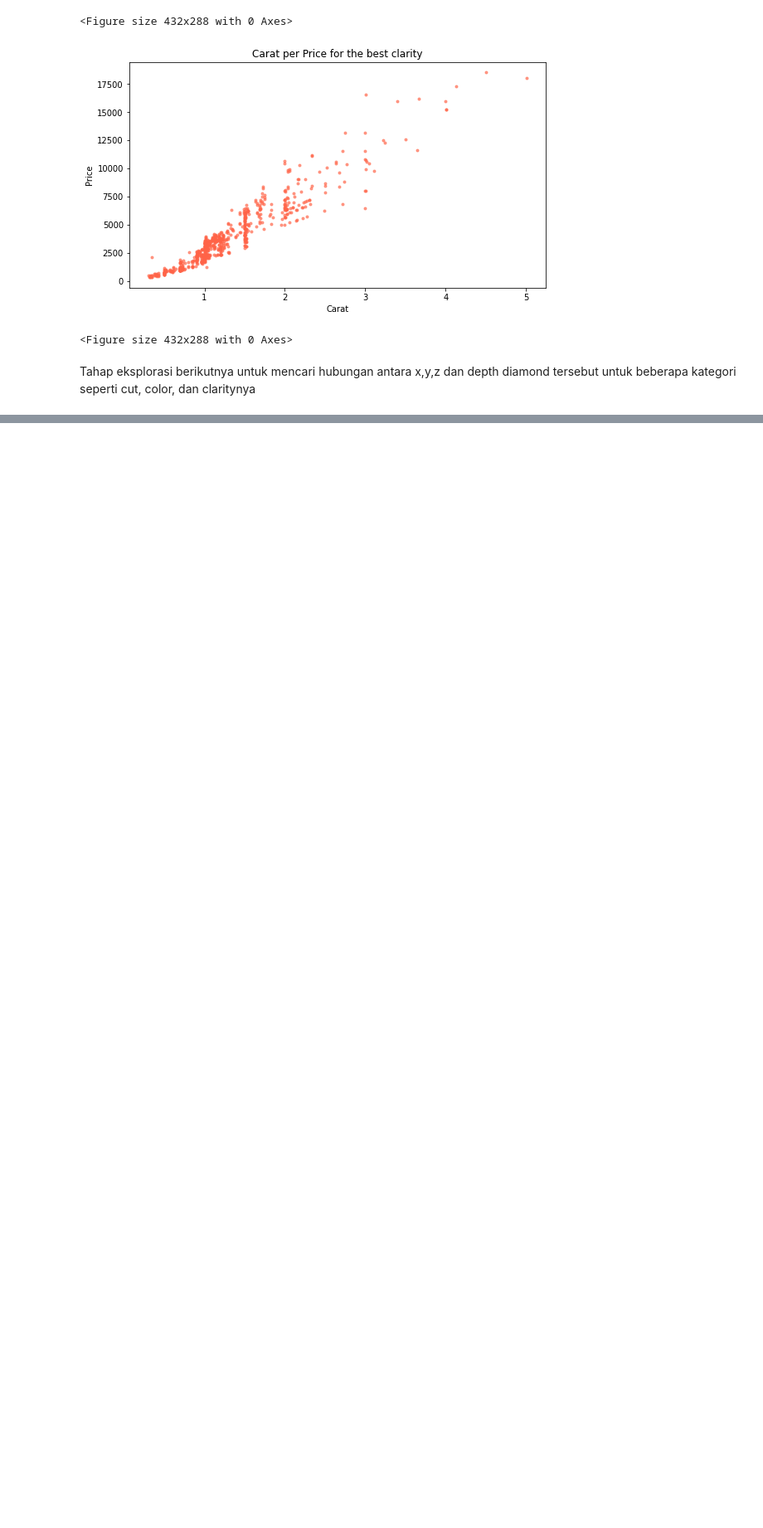
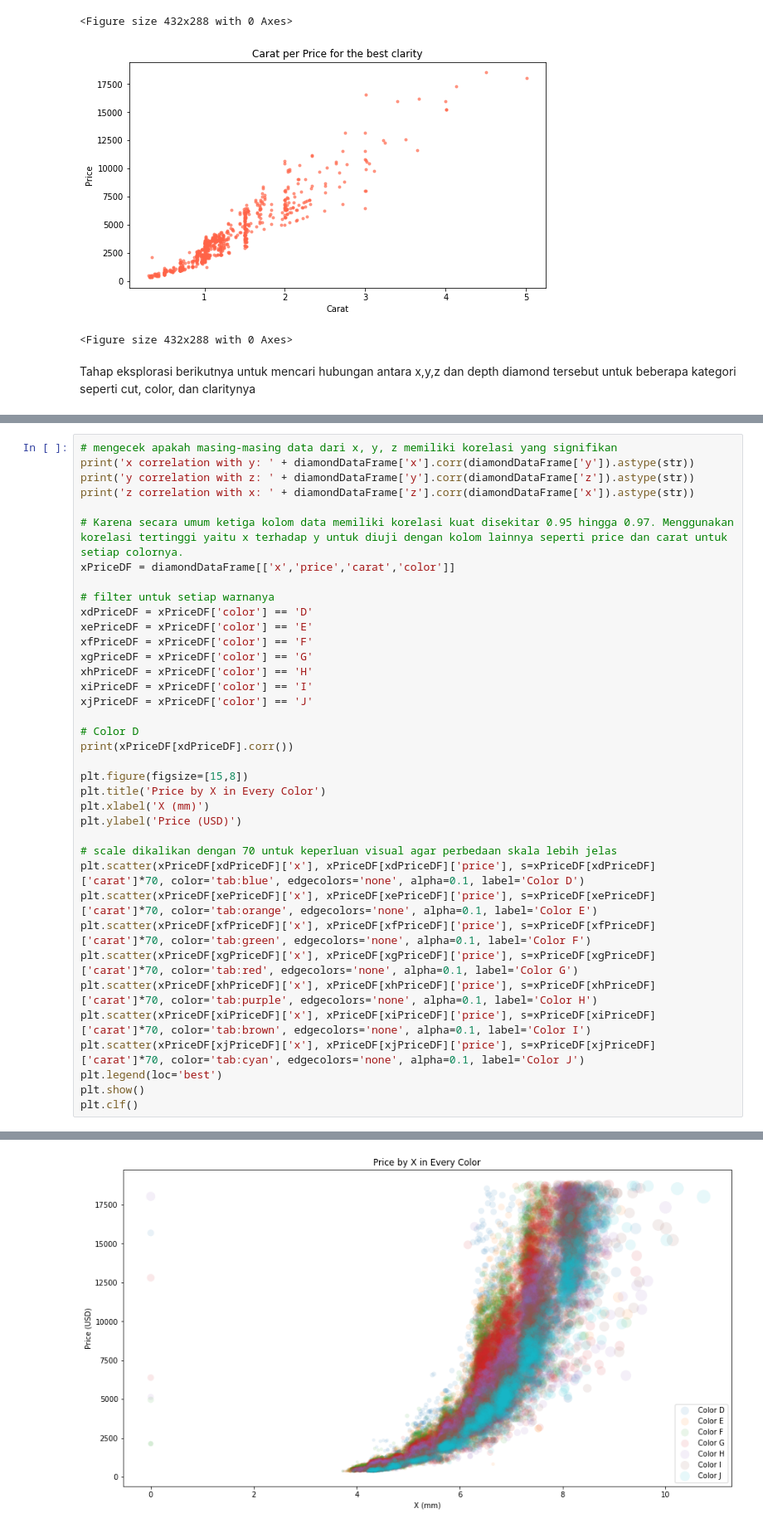
Before and after one commit to michaelmanurung/Numerical-Method-Project, a Jupyter notebook: Diamond_data_exploration.ipynb, the cells around one changed output, grey strips where cells are left out. Shown: that part at 83% size. Cells and saved outputs as stored; diff of their text form; blank space fills up the shorter version.

```diff
--- a/Diamond_data_exploration.ipynb
+++ b/Diamond_data_exploration.ipynb
@@ -255,0 +412,38 @@ plt.clf()
+# %%
+# mengecek apakah masing-masing data dari x, y, z memiliki korelasi yang signifikan
+print('x correlation with y: ' + diamondDataFrame['x'].corr(diamondDataFrame['y']).astype(str))
+print('y correlation with z: ' + diamondDataFrame['y'].corr(diamondDataFrame['z']).astype(str))
+print('z correlation with x: ' + diamondDataFrame['z'].corr(diamondDataFrame['x']).astype(str))
+
+# Karena secara umum ketiga kolom data memiliki korelasi kuat disekitar 0.95 hingga 0.97. Menggunakan korelasi tertinggi yaitu x terhadap y untuk diuji dengan kolom lainnya seperti price dan carat untuk setiap colornya.
+xPriceDF = diamondDataFrame[['x','price','carat','color']]
+
+# filter untuk setiap warnanya
+xdPriceDF = xPriceDF['color'] == 'D'
+xePriceDF = xPriceDF['color'] == 'E'
+xfPriceDF = xPriceDF['color'] == 'F'
+xgPriceDF = xPriceDF['color'] == 'G'
+xhPriceDF = xPriceDF['color'] == 'H'
+xiPriceDF = xPriceDF['color'] == 'I'
+xjPriceDF = xPriceDF['color'] == 'J'
+
+# Color D
+print(xPriceDF[xdPriceDF].corr())
+
+plt.figure(figsize=[15,8])
+plt.title('Price by X in Every Color')
+plt.xlabel('X (mm)')
+plt.ylabel('Price (USD)')
+
+# scale dikalikan dengan 70 untuk keperluan visual agar perbedaan skala lebih jelas
+plt.scatter(xPriceDF[xdPriceDF]['x'], xPriceDF[xdPriceDF]['price'], s=xPriceDF[xdPriceDF]['carat']*70, color='tab:blue', edgecolors='none', alpha=0.1, label='Color D')
+plt.scatter(xPriceDF[xePriceDF]['x'], xPriceDF[xePriceDF]['price'], s=xPriceDF[xePriceDF]['carat']*70, color='tab:orange', edgecolors='none', alpha=0.1, label='Color E')
+plt.scatter(xPriceDF[xfPriceDF]['x'], xPriceDF[xfPriceDF]['price'], s=xPriceDF[xfPriceDF]['carat']*70, color='tab:green', edgecolors='none', alpha=0.1, label='Color F')
+plt.scatter(xPriceDF[xgPriceDF]['x'], xPriceDF[xgPriceDF]['price'], s=xPriceDF[xgPriceDF]['carat']*70, color='tab:red', edgecolors='none', alpha=0.1, label='Color G')
+plt.scatter(xPriceDF[xhPriceDF]['x'], xPriceDF[xhPriceDF]['price'], s=xPriceDF[xhPriceDF]['carat']*70, color='tab:purple', edgecolors='none', alpha=0.1, label='Color H')
+plt.scatter(xPriceDF[xiPriceDF]['x'], xPriceDF[xiPriceDF]['price'], s=xPriceDF[xiPriceDF]['carat']*70, color='tab:brown', edgecolors='none', alpha=0.1, label='Color I')
+plt.scatter(xPriceDF[xjPriceDF]['x'], xPriceDF[xjPriceDF]['price'], s=xPriceDF[xjPriceDF]['carat']*70, color='tab:cyan', edgecolors='none', alpha=0.1, label='Color J')
+plt.legend(loc='best')
+plt.show()
+plt.clf()
+# %% [output]
@@ -255,0 +457 @@ plt.clf()
+[figure, added]
```
Also changed, not shown: parts of 9 cells of this notebook.
